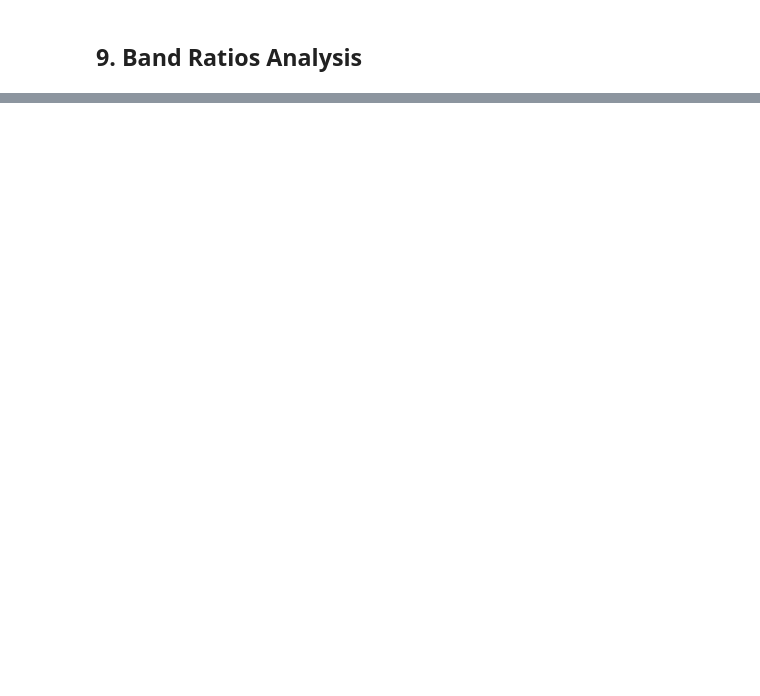
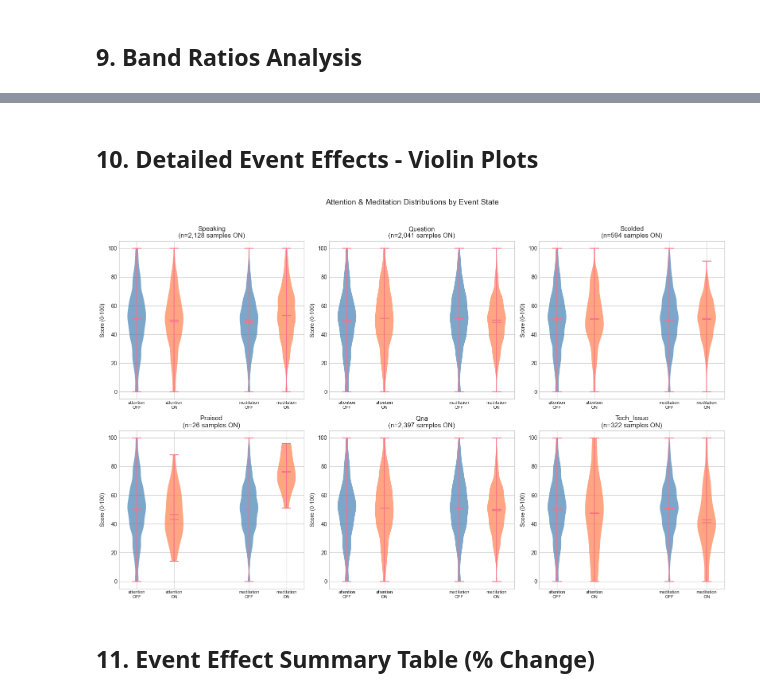
Before and after one commit to ankitrajmehta/mindtune-brainwave, a Jupyter notebook: eeg_analysis.ipynb, the cells around one changed output, grey strips where cells are left out. Drawn from its saved outputs; the diff is of its cells as text; code cells hidden in the pictures; blank space fills up the shorter version.

```diff
--- a/eeg_analysis.ipynb
+++ b/eeg_analysis.ipynb
@@ -316,0 +396,44 @@ plt.show()
+# %% [markdown]
+## 10. Detailed Event Effects - Violin Plots
+# %%
+# Violin plots showing distribution of attention/meditation during each event
+fig, axes = plt.subplots(2, 3, figsize=(16, 10))
+axes = axes.flatten()
+
+for idx, marker_event in enumerate(marker_events):
+    if df_good[marker_event].sum() > 10:
+        event_name = marker_event.replace('marker_ev_', '').replace('_active', '').title()
+
+        # Prepare data for violin plot
+        plot_data = []
+        labels = []
+
+        for metric in ['attention', 'meditation']:
+            off_vals = df_good[df_good[marker_event] == 0][metric].values
+            on_vals = df_good[df_good[marker_event] == 1][metric].values
+            plot_data.extend([off_vals, on_vals])
+            labels.extend([f'{metric}\nOFF', f'{metric}\nON'])
+
+        # Create violin plot
+        parts = axes[idx].violinplot(plot_data, positions=[1, 2, 4, 5], showmeans=True, showmedians=True)
+        axes[idx].set_xticks([1, 2, 4, 5])
+        axes[idx].set_xticklabels(labels, fontsize=8)
+        axes[idx].set_ylabel('Score (0-100)')
+        n_on = int(df_good[marker_event].sum())
+        axes[idx].set_title(f'{event_name}\n(n={n_on:,} samples ON)')
+
+        # Color the violins
+        for i, pc in enumerate(parts['bodies']):
+            if i % 2 == 0:
+                pc.set_facecolor('steelblue')
+            else:
+                pc.set_facecolor('coral')
+            pc.set_alpha(0.7)
+
+plt.suptitle('Attention & Meditation Distributions by Event State', fontsize=14, y=1.02)
+plt.tight_layout()
+plt.show()
+# %% [output]
+[figure, added]
+# %% [markdown]
+## 11. Event Effect Summary Table (% Change)
```
Also changed, not shown: parts of 34 cells of this notebook, 3 other files.
